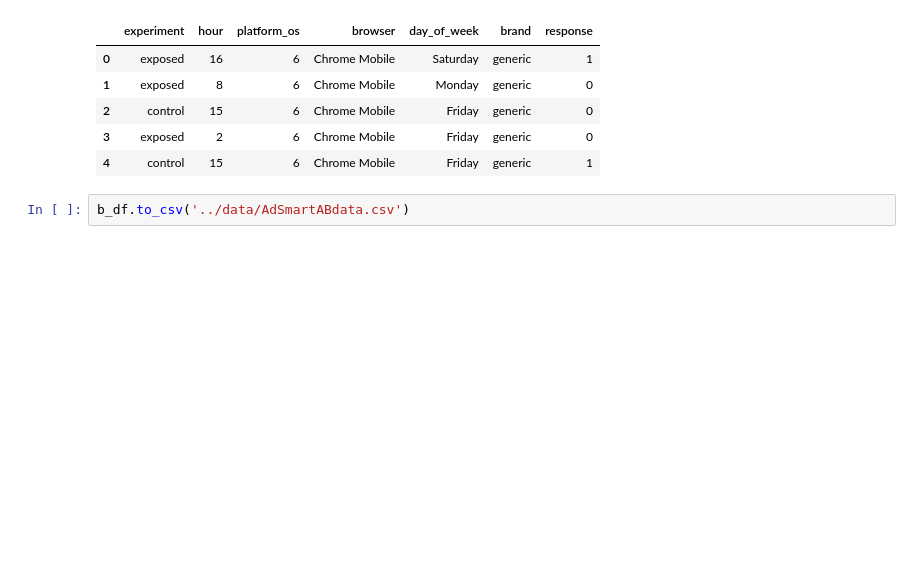
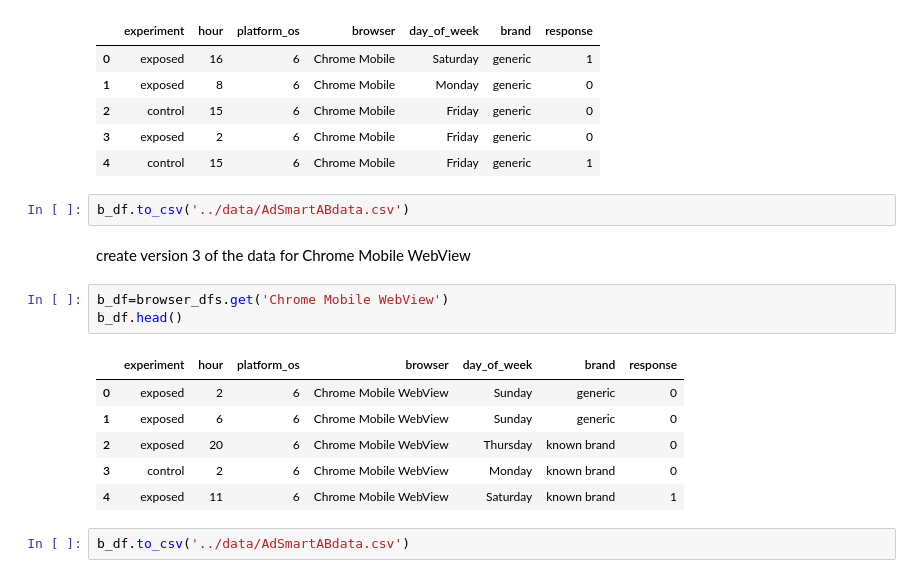
Before and after one commit to nahomHmichael/abtest-mlops, a Jupyter notebook: notebooks/AD_Smart_Data_Split.ipynb, the cells around one changed output. Cells and saved outputs as stored; diff of their text form; blank space fills up the shorter version.

Commit message:
data split finilized

```diff
--- a/notebooks/AD_Smart_Data_Split.ipynb
+++ b/notebooks/AD_Smart_Data_Split.ipynb
@@ -123,3 +123,17 @@ b_df.head()
 | 4 | control | 15 | 6 | Chrome Mobile | Friday | generic | 1 |
 # %%
 b_df.to_csv('../data/AdSmartABdata.csv')
+# %% [markdown]
+create version 3 of the data for Chrome Mobile WebView
+# %%
+b_df=browser_dfs.get('Chrome Mobile WebView')
+b_df.head()
+# %% [output]
+|  | experiment | hour | platform_os | browser | day_of_week | brand | response |
+| 0 | exposed | 2 | 6 | Chrome Mobile WebView | Sunday | generic | 0 |
+| 1 | exposed | 6 | 6 | Chrome Mobile WebView | Sunday | generic | 0 |
+| 2 | exposed | 20 | 6 | Chrome Mobile WebView | Thursday | known brand | 0 |
+| 3 | control | 2 | 6 | Chrome Mobile WebView | Monday | known brand | 0 |
+| 4 | exposed | 11 | 6 | Chrome Mobile WebView | Saturday | known brand | 1 |
+# %%
+b_df.to_csv('../data/AdSmartABdata.csv')
```
Also changed, not shown: parts of 16 cells of this notebook.
